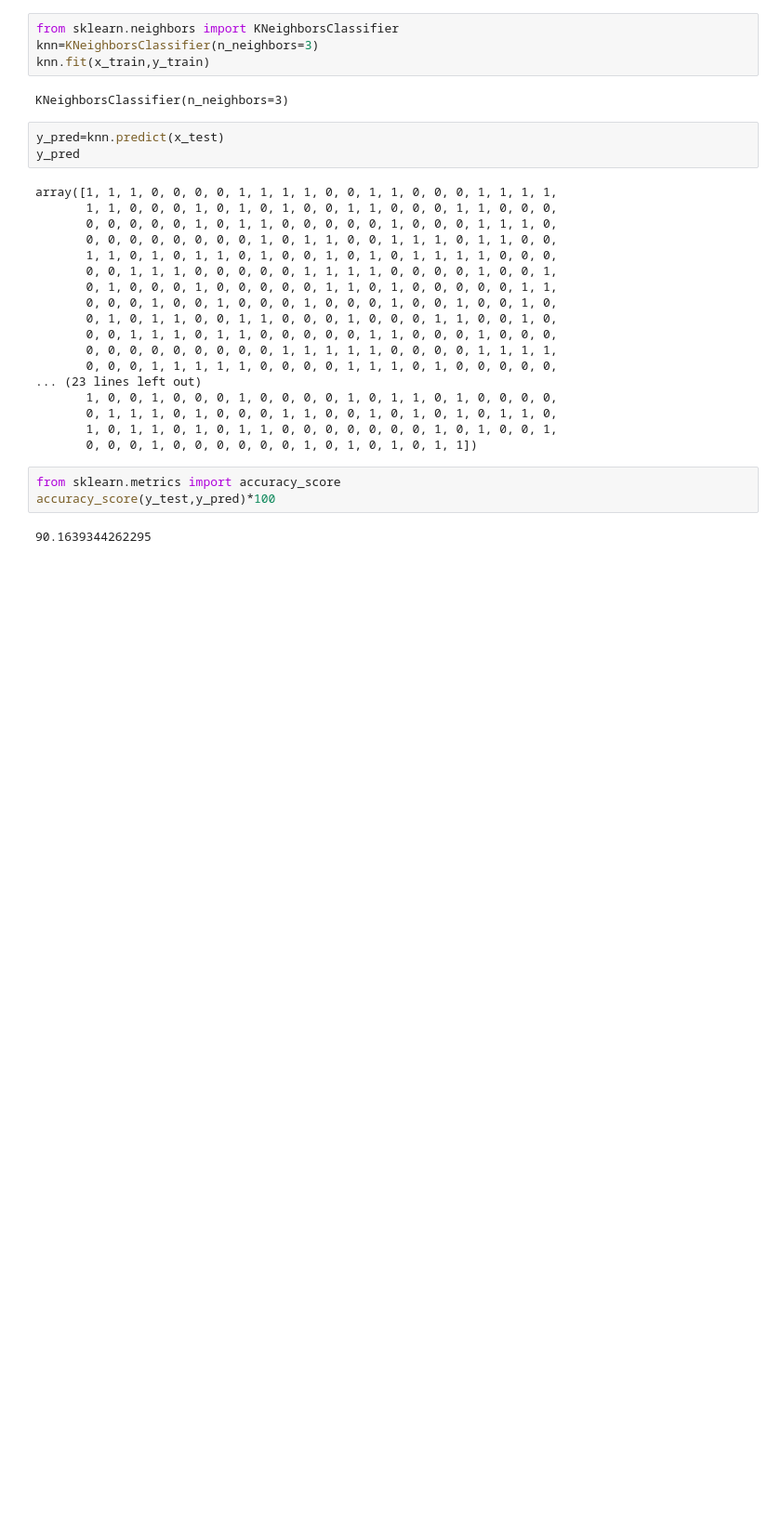
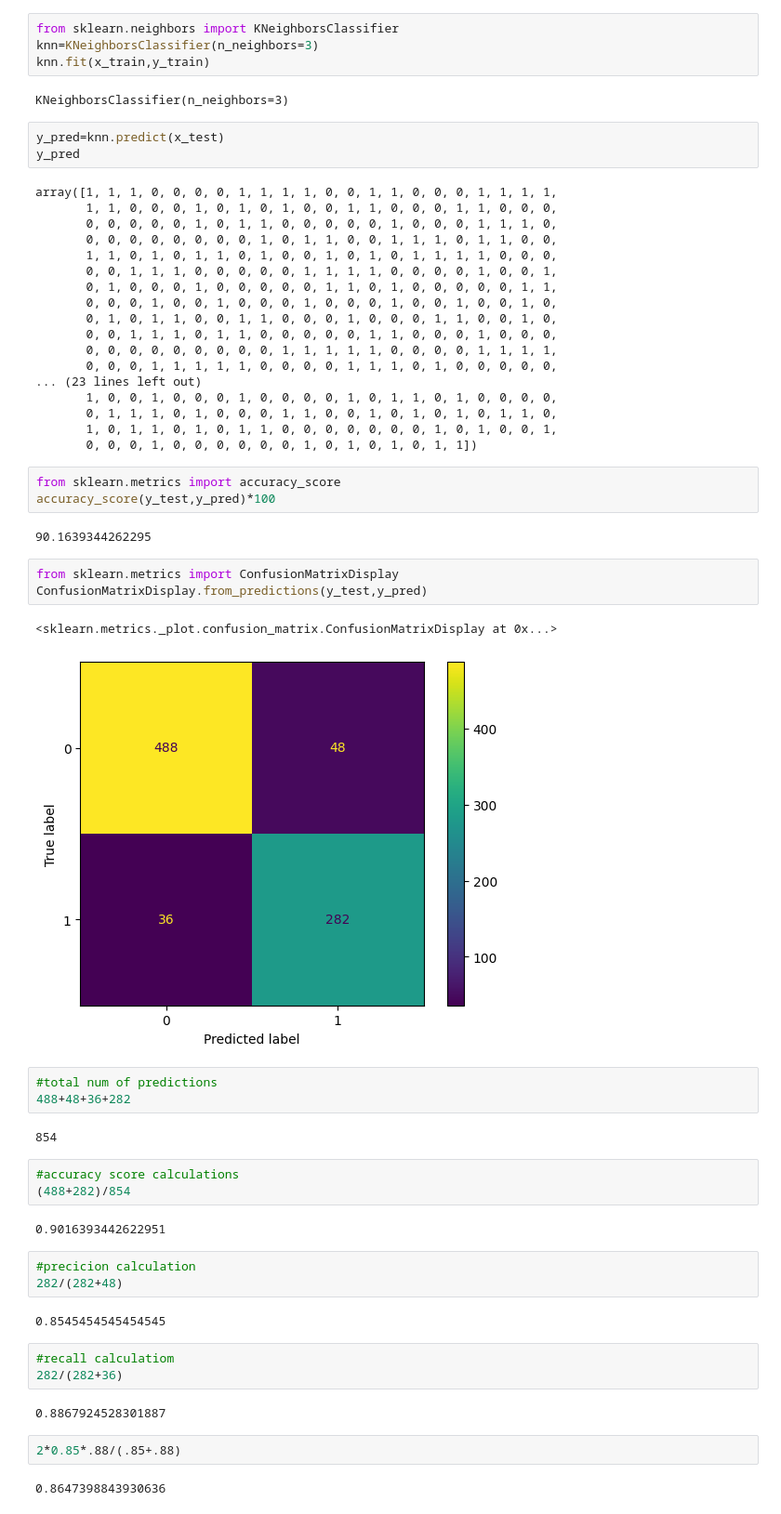
Before and after one commit to joji-c/mljourney, a Jupyter notebook: cleaning-works/loan-casestudy/loan_process.ipynb, the cells around one changed output. Shown at 93% size. Cells and saved outputs as stored; diff of their text form; blank space fills up the shorter version.

```diff
--- a/cleaning-works/loan-casestudy/loan_process.ipynb
+++ b/cleaning-works/loan-casestudy/loan_process.ipynb
@@ -158,3 +158,33 @@ from sklearn.metrics import accuracy_score
 accuracy_score(y_test,y_pred)*100
 # %% [output]
 90.1639344262295
+# %%
+from sklearn.metrics import ConfusionMatrixDisplay
+ConfusionMatrixDisplay.from_predictions(y_test,y_pred)
+# %% [output]
+<sklearn.metrics._plot.confusion_matrix.ConfusionMatrixDisplay at 0x...>
+[figure, added]
+# %%
+#total num of predictions
+488+48+36+282
+# %% [output]
+854
+# %%
+#accuracy score calculations
+(488+282)/854
+# %% [output]
+0.9016393442622951
+# %%
+#precicion calculation
+282/(282+48)
+# %% [output]
+0.8545454545454545
+# %%
+#recall calculatiom
+282/(282+36)
+# %% [output]
+0.8867924528301887
+# %%
+2*0.85*.88/(.85+.88)
+# %% [output]
+0.8647398843930636
```
Also changed, not shown: parts of 1 cell of this notebook, 3 other files.
